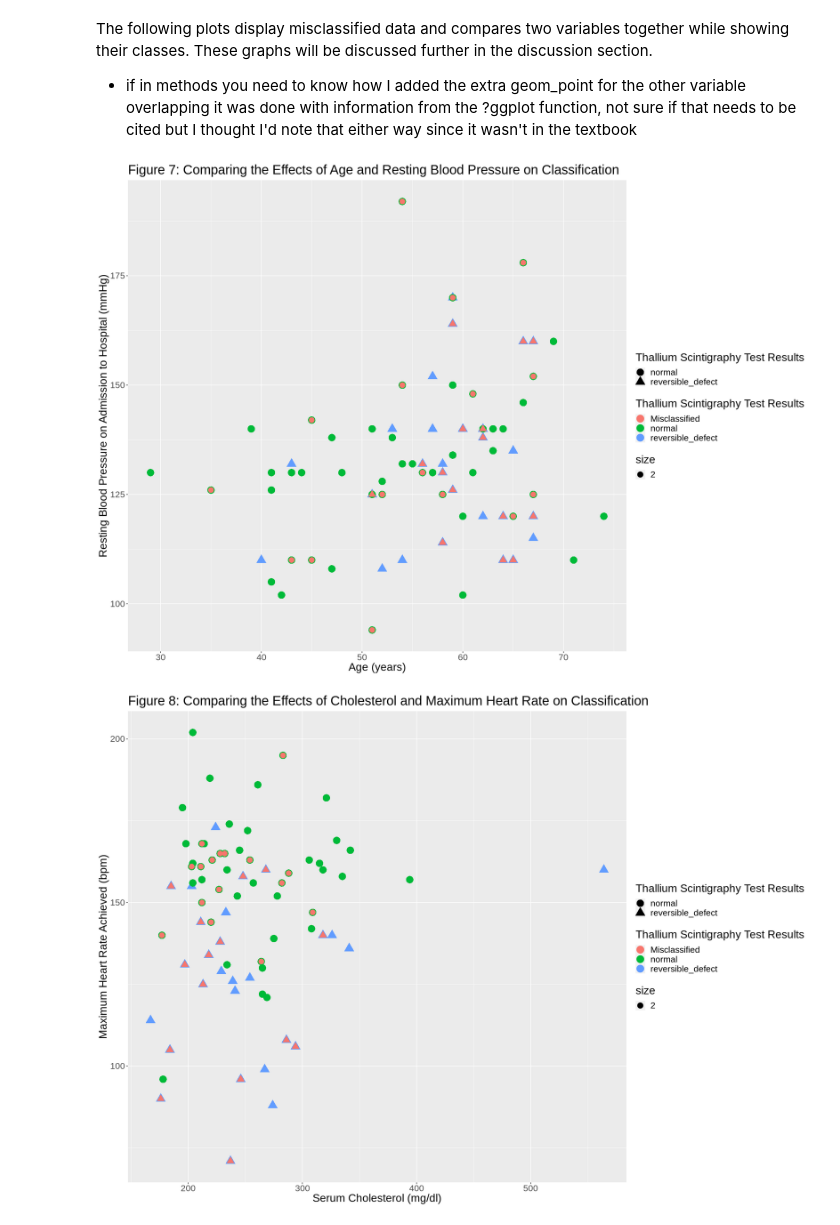
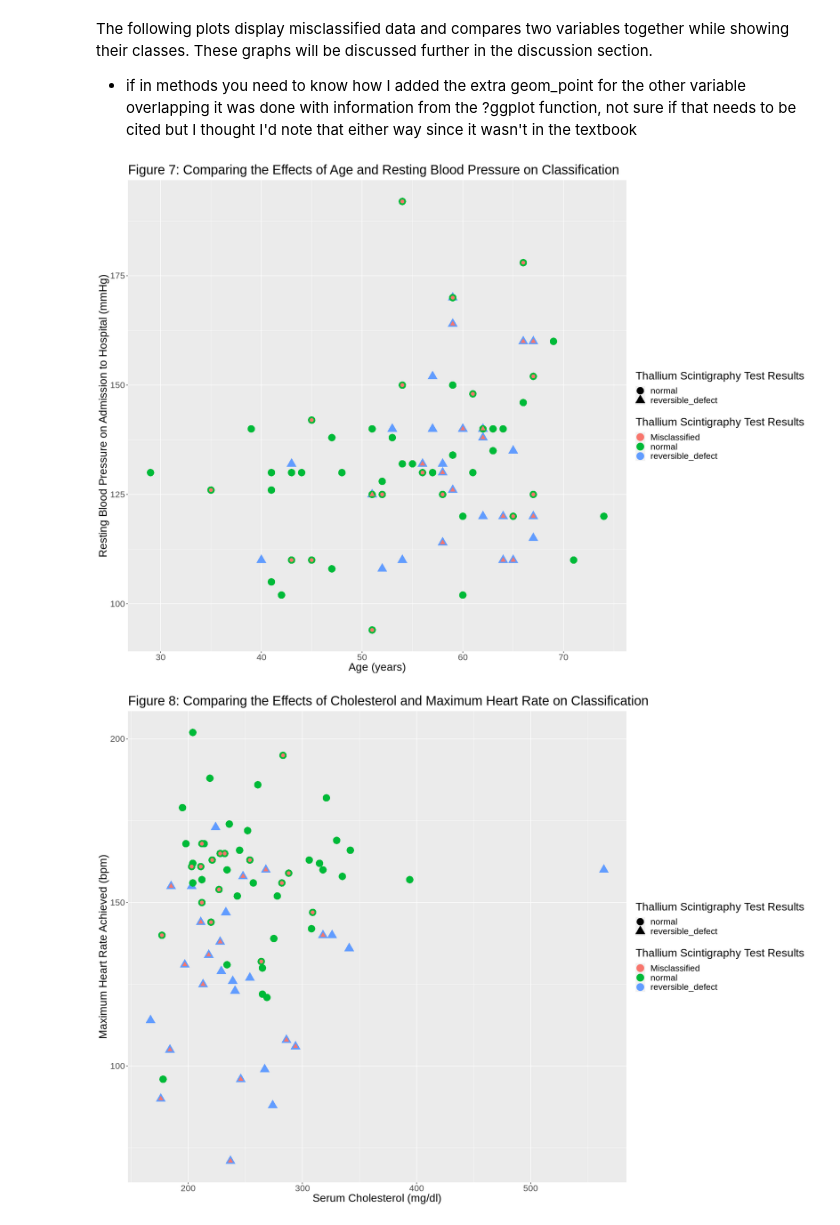
Before and after one commit to alanwake83/DSCI_group30_project, a Jupyter notebook: project_report.ipynb, the cells around one changed output. Drawn from its saved outputs; the diff is of its cells as text; code cells hidden in the pictures.

```diff
--- a/project_report.ipynb
+++ b/project_report.ipynb
@@ -379,31 +378,31 @@ The following plots display misclassified data and compares two variables togeth
 # %%
 options(repr.plot.width = 18, repr.plot.height = 13)
 cleveland_misclass <- cleveland_predictions |>
                 filter(.pred_class != thal) |>
                 mutate(misclassified = .pred_class)
 
 misclass_plot_1_pred <- ggplot(cleveland_predictions, aes(x = age, y = trestbps, color = .pred_class, shape = .pred_class)) +
                 geom_point(size = 6) +
-                geom_point(data = cleveland_misclass, aes(x = age, y = trestbps, color = 'Misclassified', size = 2)) +
+                geom_point(data = cleveland_misclass, aes(x = age, y = trestbps, color = 'Misclassified'), size = 3) +
                 labs(x = "Age (years)", y = "Resting Blood Pressure on Admission to Hospital (mmHg)",
                      title = "Figure 7: Comparing the Effects of Age and Resting Blood Pressure on Classification",
                      color = "Thallium Scintigraphy Test Results", shape = "Thallium Scintigraphy Test Results") +
                 theme(text = element_text(size = 20))
 
 misclass_plot_1_pred
 # %% [output]
-[figure, old version]
+[figure, new version]
 # %%
 misclass_plot_2_pred <- ggplot(cleveland_predictions, aes(x = chol, y = thalach, color = .pred_class, shape = .pred_class)) +
                 geom_point(size = 6) +
-                geom_point(data = cleveland_misclass, aes(x = chol, y = thalach, color = 'Misclassified', size = 2)) +
+                geom_point(data = cleveland_misclass, aes(x = chol, y = thalach, color = 'Misclassified'), size = 3) +
                 labs(x = "Serum Cholesterol (mg/dl)", y = "Maximum Heart Rate Achieved (bpm)",
                      title = "Figure 8: Comparing the Effects of Cholesterol and Maximum Heart Rate on Classification",
                      color = "Thallium Scintigraphy Test Results", shape = "Thallium Scintigraphy Test Results") +
                 theme(text = element_text(size = 20))
 misclass_plot_2_pred
 # %% [output]
-[figure, old version]
+[figure, new version]
 # %%
 misclass_plot_3_pred <- ggplot(cleveland_predictions, aes(x = age, y = oldpeak, color = .pred_class, shape = .pred_class)) +
                 geom_point(size = 6) +
```
Also changed, not shown: parts of 11 cells of this notebook.
